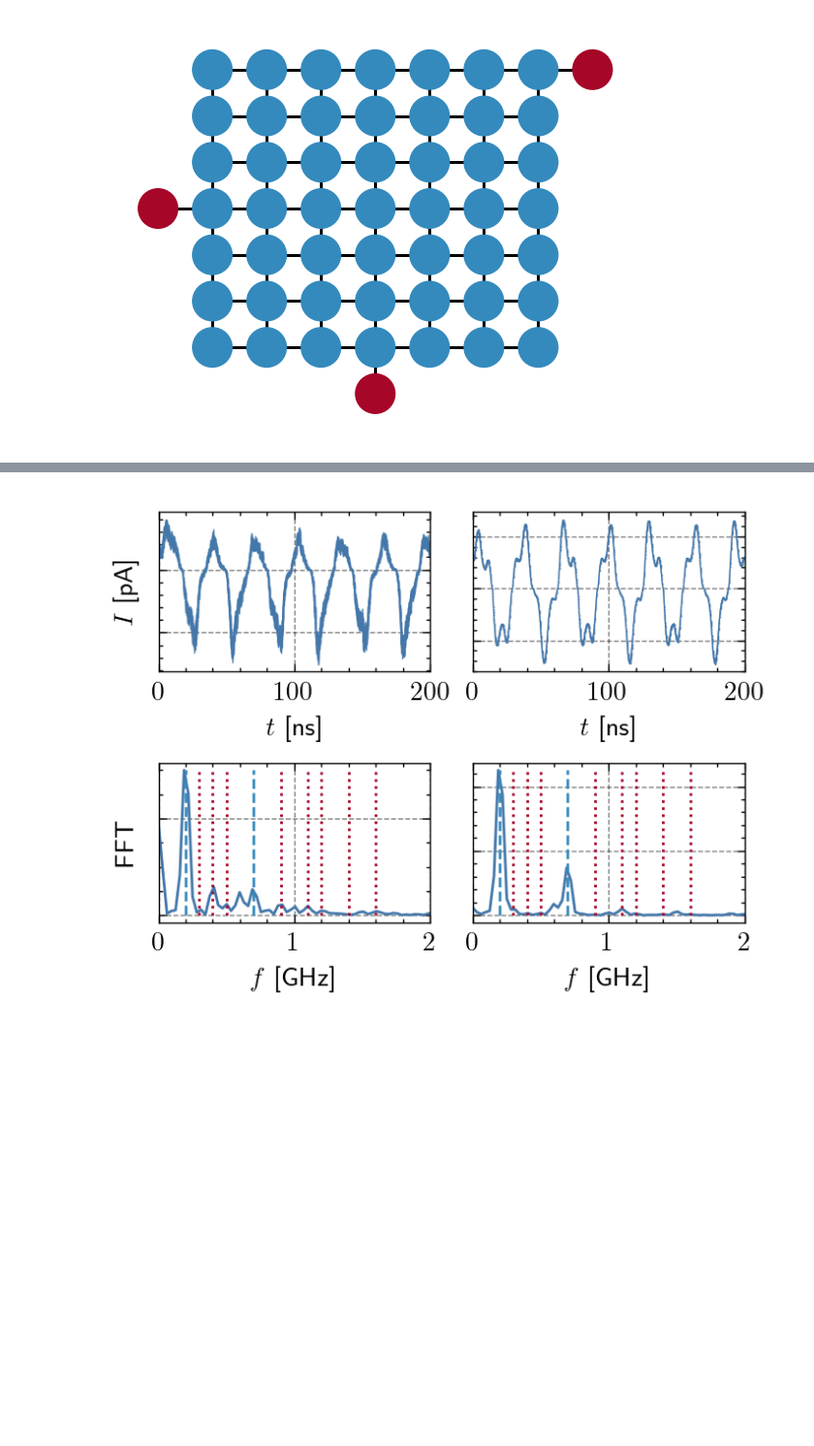
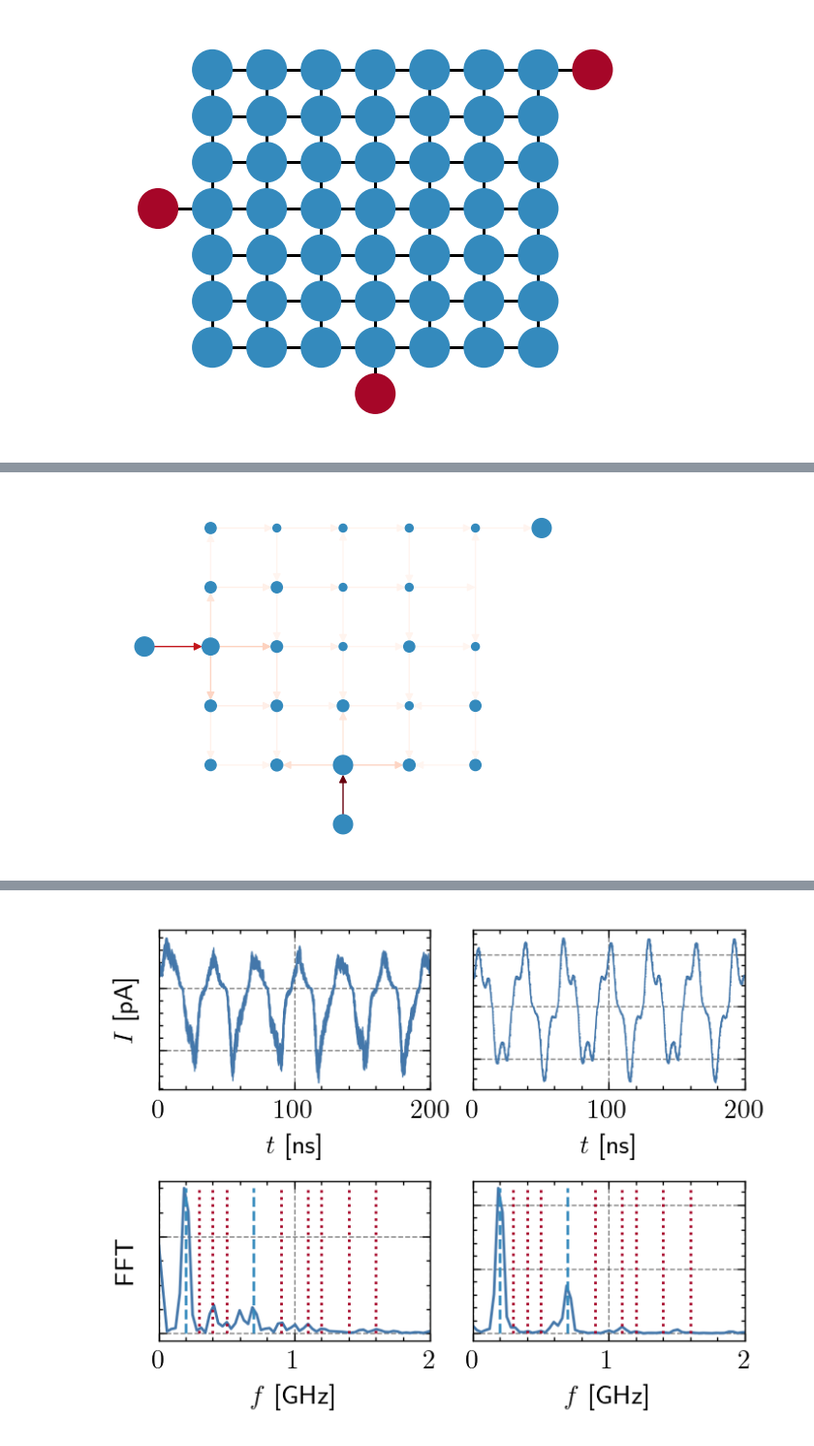
Before and after one commit to JonasMnsing/NanoNets, a Jupyter notebook: scripts/2_funding_period/WP2/freq_double/nbk/freq_double.ipynb, the cells around one changed output, grey strips where cells are left out. Shown at 97% size. Saved outputs shown, nothing was run; the diff lists cells and outputs as text; code cells hidden in the pictures; blank space fills up the shorter version.

```diff
--- a/scripts/2_funding_period/WP2/freq_double/nbk/freq_double.ipynb
+++ b/scripts/2_funding_period/WP2/freq_double/nbk/freq_double.ipynb
@@ -162,0 +184,15 @@ with plt.style.context(["science","bright", "grid"]):
+# %%
+N                   = 5
+topology_parameter  = {
+    "Nx"    :   N,
+    "Ny"    :   N,
+    "Nz"    :   1,
+    "e_pos" :   [[int((N-1)/2),0,0],[0,int((N-1)/2),0],[N-1,N-1,0]],
+}
+sim_class   = nanonets.simulation(network_topology='cubic', topology_parameter=topology_parameter)
+
+
+fig, ax     = nanonets_utils.display_network_currents(f"../uniform/data/net_currents_Nx={N}_Ny={N}_Nz=1_Ne=3.csv",
+                                                      row=1, N_electrodes=3, pos=sim_class.pos, node_size=200, arrow_scale=2, charge_landscape=True)
+# %% [output]
+[figure, added]
```
Also changed, not shown: parts of 12 cells of this notebook, 5 other files.
